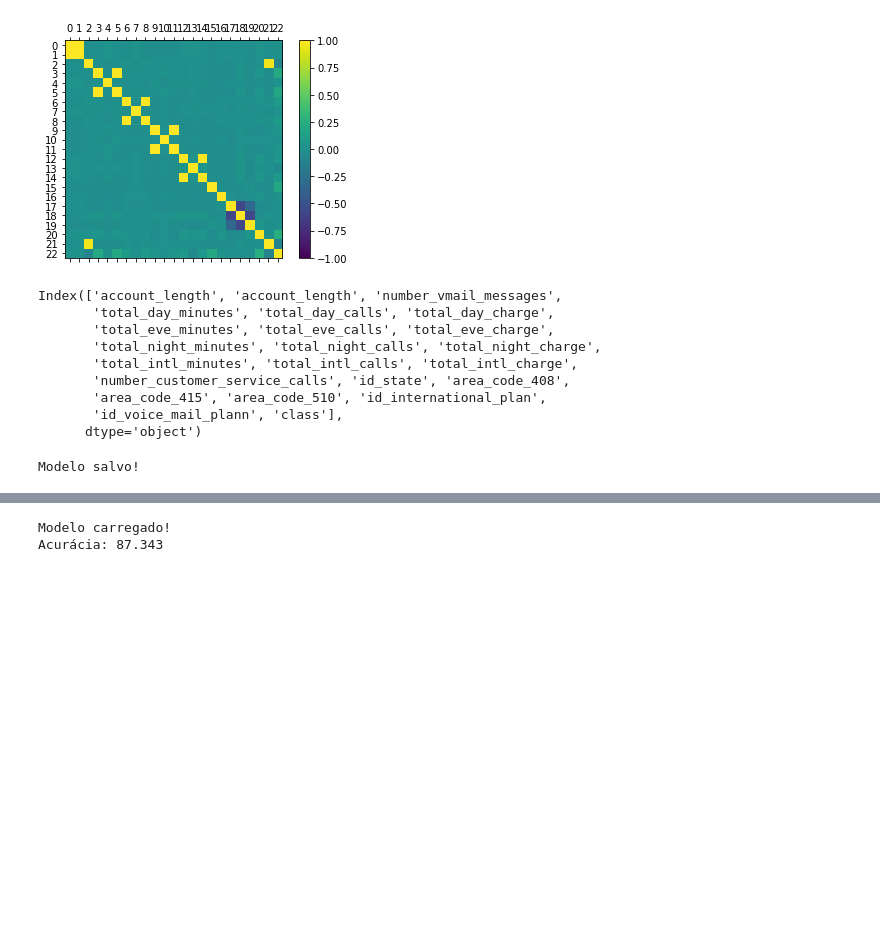
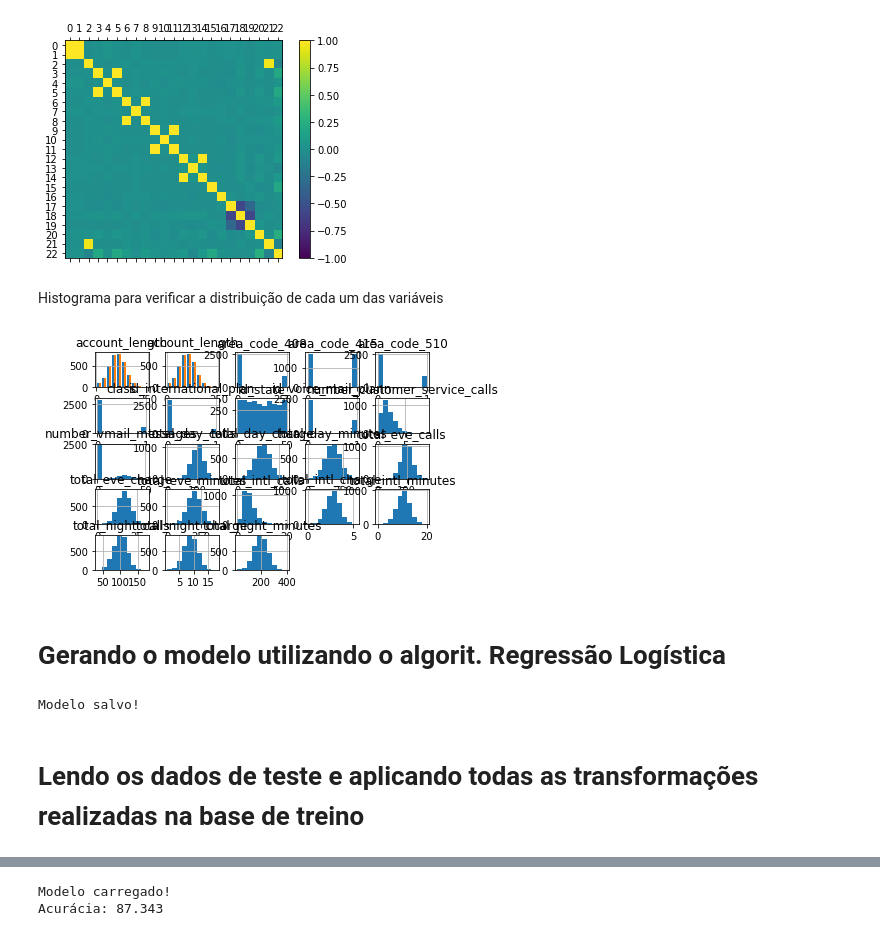
Before and after one commit to wmiscio/Predict_Customer-Churn, a Jupyter notebook: predictive_model_churn.ipynb, the cells around one changed output, grey strips where cells are left out. Cells and saved outputs as stored; diff of their text form; code cells hidden in the pictures; blank space fills up the shorter version.

```diff
--- a/predictive_model_churn.ipynb
+++ b/predictive_model_churn.ipynb
@@ -276,18 +260,15 @@ ax.set_yticks(ticks)
 plt.show()
 # %% [output]
 [figure]
-# %%
-df_churn_transf.columns
-# %% [output]
-Index(['account_length', 'account_length', 'number_vmail_messages',
-       'total_day_minutes', 'total_day_calls', 'total_day_charge',
-       'total_eve_minutes', 'total_eve_calls', 'total_eve_charge',
-       'total_night_minutes', 'total_night_calls', 'total_night_charge',
-       'total_intl_minutes', 'total_intl_calls', 'total_intl_charge',
-       'number_customer_service_calls', 'id_state', 'area_code_408',
-       'area_code_415', 'area_code_510', 'id_international_plan',
-       'id_voice_mail_plann', 'class'],
-      dtype='object')
+# %% [markdown]
+Histograma para verificar a distribuição de cada um das variáveis
+# %%
+df_churn_transf.hist()
+plt.show()
+# %% [output]
+[figure, added]
+# %% [markdown]
+# Gerando o modelo utilizando o algorit. Regressão Logística
 # %%
 array = df_churn_transf.values
 X = array[:,0:22]
@@ -305,5 +286,7 @@ pickle.dump(modelo, open(arquivo, 'wb'))
 print("Modelo salvo!")
 # %% [output]
 Modelo salvo!
+# %% [markdown]
+# Lendo os dados de teste e aplicando todas as transformações realizadas na base de treino
 # %%
 df_churn_test = pd.read_csv("projeto4_telecom_teste.csv")
```
Also changed, not shown: parts of 23 cells of this notebook.
